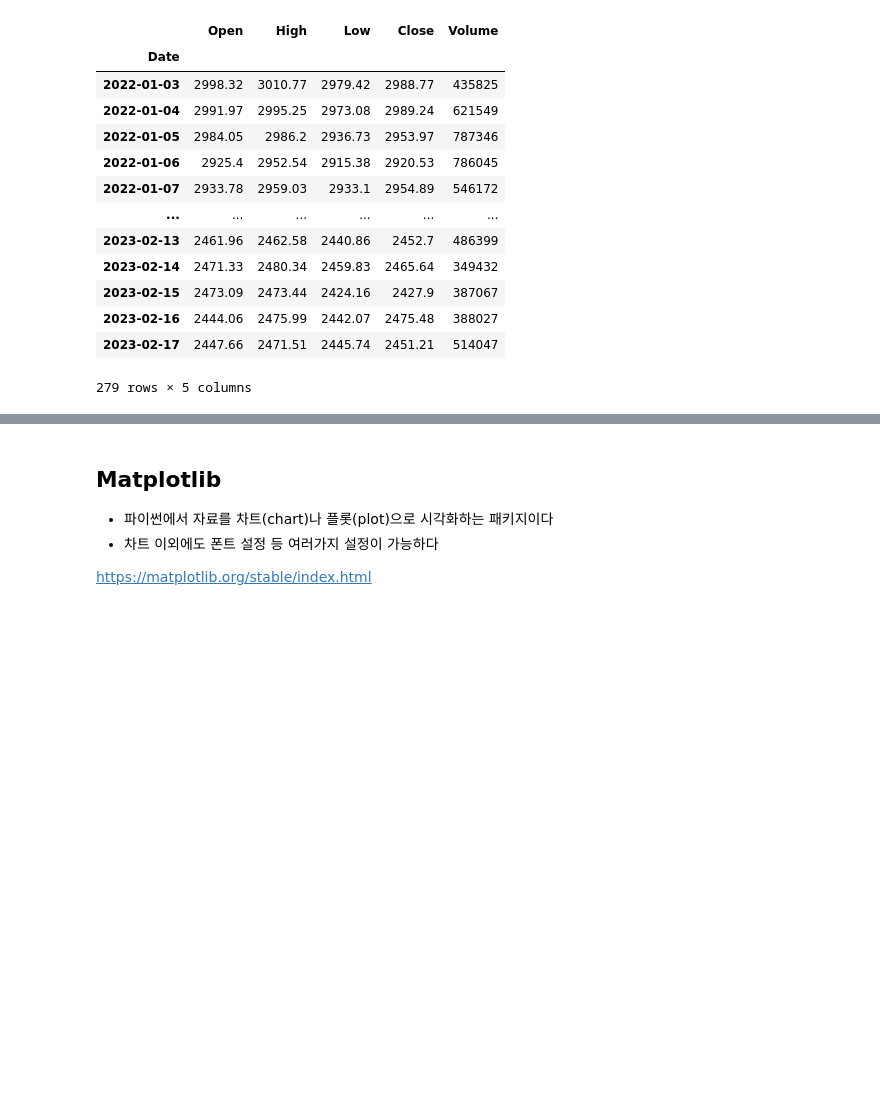
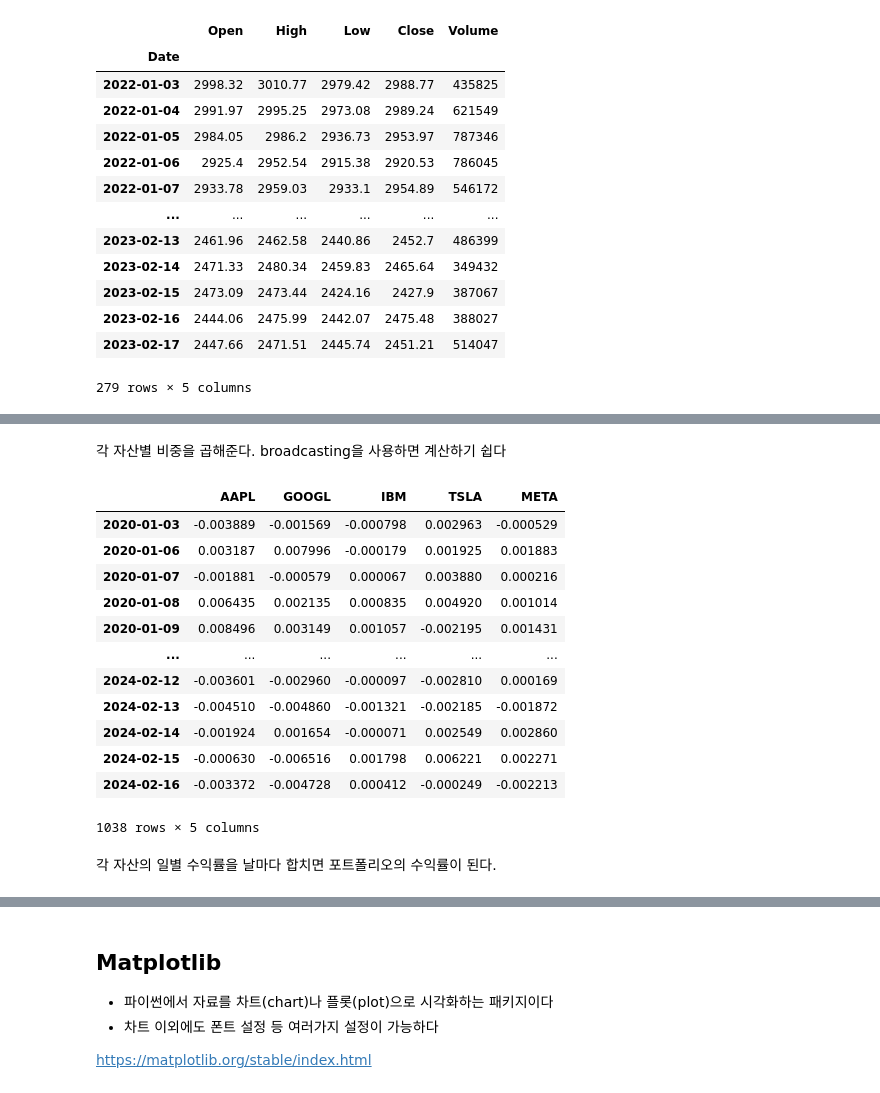
Before and after one commit to QuantifiSogang/2024PythonForFinance, a Jupyter notebook: notes/06 DataFrame.ipynb, the cells around one changed output, grey strips where cells are left out. Drawn from its saved outputs; the diff is of its cells as text; code cells hidden in the pictures; blank space fills up the shorter version.

```diff
--- a/notes/06 DataFrame.ipynb
+++ b/notes/06 DataFrame.ipynb
@@ -669,0 +714,21 @@ kospi
+# %% [markdown]
+각 자산별 비중을 곱해준다. broadcasting을 사용하면 계산하기 쉽다
+# %%
+ret_adjusted = ret * [0.4, 0.3, 0.1, 0.1, 0.1]
+ret_adjusted
+# %% [output]
+|  | AAPL | GOOGL | IBM | TSLA | META |
+| 2020-01-03 | -0.003889 | -0.001569 | -0.000798 | 0.002963 | -0.000529 |
+| 2020-01-06 | 0.003187 | 0.007996 | -0.000179 | 0.001925 | 0.001883 |
+| 2020-01-07 | -0.001881 | -0.000579 | 0.000067 | 0.003880 | 0.000216 |
+| 2020-01-08 | 0.006435 | 0.002135 | 0.000835 | 0.004920 | 0.001014 |
+| 2020-01-09 | 0.008496 | 0.003149 | 0.001057 | -0.002195 | 0.001431 |
+| ... | ... | ... | ... | ... | ... |
+| 2024-02-12 | -0.003601 | -0.002960 | -0.000097 | -0.002810 | 0.000169 |
+| 2024-02-13 | -0.004510 | -0.004860 | -0.001321 | -0.002185 | -0.001872 |
+| 2024-02-14 | -0.001924 | 0.001654 | -0.000071 | 0.002549 | 0.002860 |
+| 2024-02-15 | -0.000630 | -0.006516 | 0.001798 | 0.006221 | 0.002271 |
+| 2024-02-16 | -0.003372 | -0.004728 | 0.000412 | -0.000249 | -0.002213 |
+1038 rows × 5 columns
+# %% [markdown]
+각 자산의 일별 수익률을 날마다 합치면 포트폴리오의 수익률이 된다.
```
Also changed, not shown: parts of 9 cells of this notebook, 1 other file.
